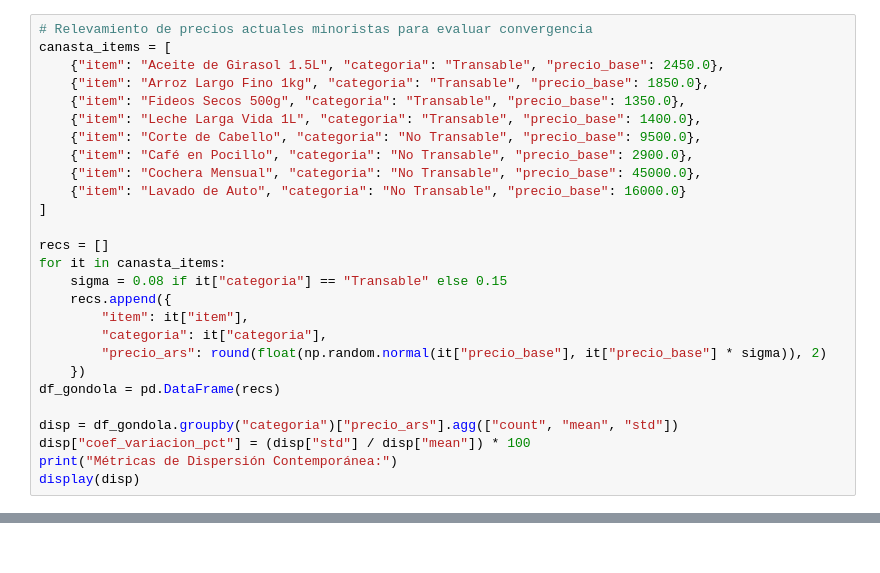
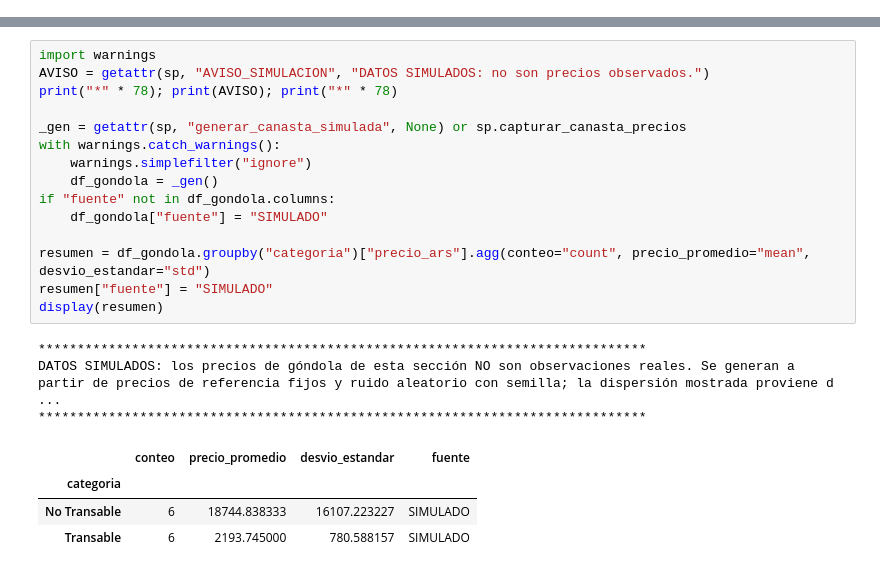
Before and after one commit to carolinamsfelipe/monitor-pass-through, a Jupyter notebook: notebook_principal.ipynb, the cells around one changed output, grey strips where cells are left out. Saved outputs shown, nothing was run; the diff lists cells and outputs as text.

```diff
--- a/notebook_principal.ipynb
+++ b/notebook_principal.ipynb
@@ -169,27 +134,0 @@ plt.show()
-# %%
-# Relevamiento de precios actuales minoristas para evaluar convergencia
-canasta_items = [
-    {"item": "Aceite de Girasol 1.5L", "categoria": "Transable", "precio_base": 2450.0},
-    {"item": "Arroz Largo Fino 1kg", "categoria": "Transable", "precio_base": 1850.0},
-    {"item": "Fideos Secos 500g", "categoria": "Transable", "precio_base": 1350.0},
-    {"item": "Leche Larga Vida 1L", "categoria": "Transable", "precio_base": 1400.0},
-    {"item": "Corte de Cabello", "categoria": "No Transable", "precio_base": 9500.0},
-    {"item": "Café en Pocillo", "categoria": "No Transable", "precio_base": 2900.0},
-    {"item": "Cochera Mensual", "categoria": "No Transable", "precio_base": 45000.0},
-    {"item": "Lavado de Auto", "categoria": "No Transable", "precio_base": 16000.0}
-]
-
-recs = []
-for it in canasta_items:
-    sigma = 0.08 if it["categoria"] == "Transable" else 0.15
-    recs.append({
-        "item": it["item"],
-        "categoria": it["categoria"],
-        "precio_ars": round(float(np.random.normal(it["precio_base"], it["precio_base"] * sigma)), 2)
-    })
-df_gondola = pd.DataFrame(recs)
-
-disp = df_gondola.groupby("categoria")["precio_ars"].agg(["count", "mean", "std"])
-disp["coef_variacion_pct"] = (disp["std"] / disp["mean"]) * 100
-print("Métricas de Dispersión Contemporánea:")
-display(disp)
@@ -227,0 +159,23 @@ print(dictamen)
+# %%
+import warnings
+AVISO = getattr(sp, "AVISO_SIMULACION", "DATOS SIMULADOS: no son precios observados.")
+print("*" * 78); print(AVISO); print("*" * 78)
+
+_gen = getattr(sp, "generar_canasta_simulada", None) or sp.capturar_canasta_precios
+with warnings.catch_warnings():
+    warnings.simplefilter("ignore")
+    df_gondola = _gen()
+if "fuente" not in df_gondola.columns:
+    df_gondola["fuente"] = "SIMULADO"
+
+resumen = df_gondola.groupby("categoria")["precio_ars"].agg(conteo="count", precio_promedio="mean", desvio_estandar="std")
+resumen["fuente"] = "SIMULADO"
+display(resumen)
+# %% [output]
+******************************************************************************
+DATOS SIMULADOS: los precios de góndola de esta sección NO son observaciones reales. Se generan a partir de precios de referencia fijos y ruido aleatorio con semilla; la dispersión mostrada proviene d ...
+******************************************************************************
+|  | conteo | precio_promedio | desvio_estandar | fuente |
+| categoria |  |  |  |  |
+| No Transable | 6 | 18744.838333 | 16107.223227 | SIMULADO |
+| Transable | 6 | 2193.745000 | 780.588157 | SIMULADO |
```
Also changed, not shown: parts of 24 cells of this notebook, 30 other files.
